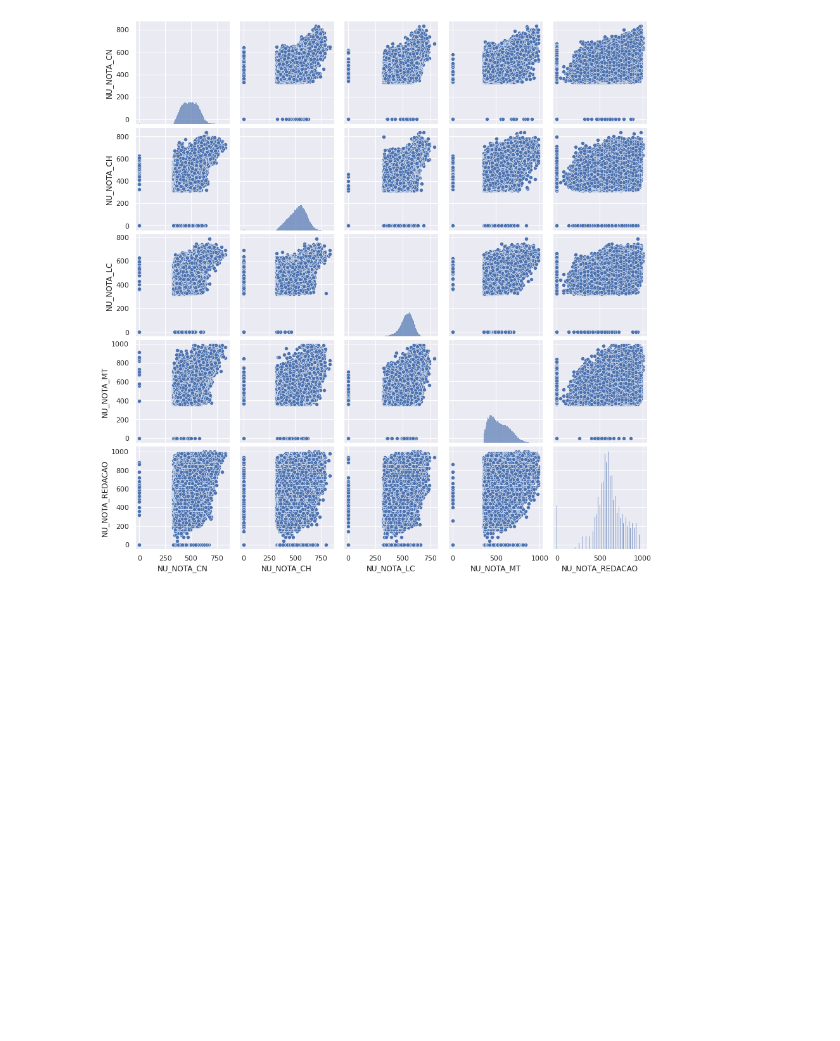
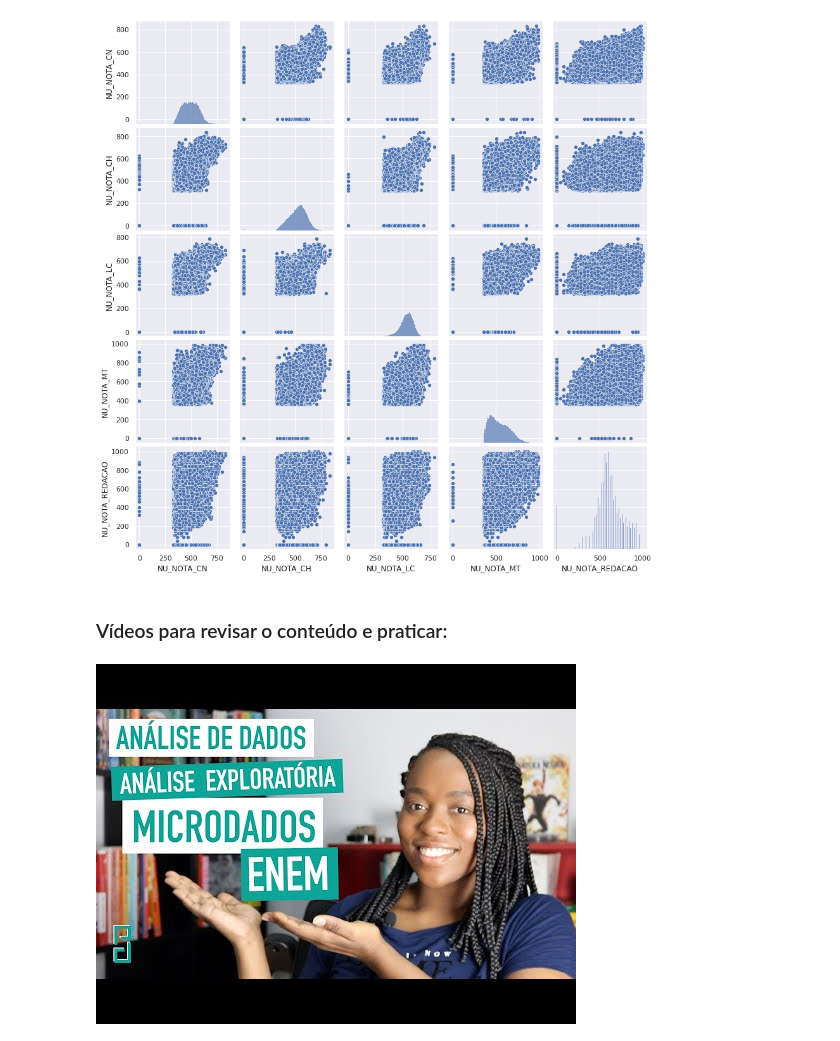
Before and after one commit to kterra/idp-mba-jdados, a Jupyter notebook: notebooks/P1_Análise_Exploratória_de_Dados_do_ENEM.ipynb, the cells around one changed output. Drawn from its saved outputs; the diff is of its cells as text; code cells hidden in the pictures; blank space fills up the shorter version.

```diff
--- a/notebooks/P1_Análise_Exploratória_de_Dados_do_ENEM.ipynb
+++ b/notebooks/P1_Análise_Exploratória_de_Dados_do_ENEM.ipynb
@@ -244,3 +244,10 @@ sns.pairplot(microdados_enem_2019[['NU_NOTA_CN', 'NU_NOTA_CH', 'NU_NOTA_LC',
 # %% [output]
 <seaborn.axisgrid.PairGrid at 0x...>
 [figure]
+# %% [markdown]
+### Vídeos para revisar o conteúdo e praticar:
+# %%
+from IPython.display import YouTubeVideo
+YouTubeVideo('Gn6Fm3iDbd8')
+# %% [output]
+[figure, added]
```
Also changed, not shown: parts of 1 cell of this notebook.
